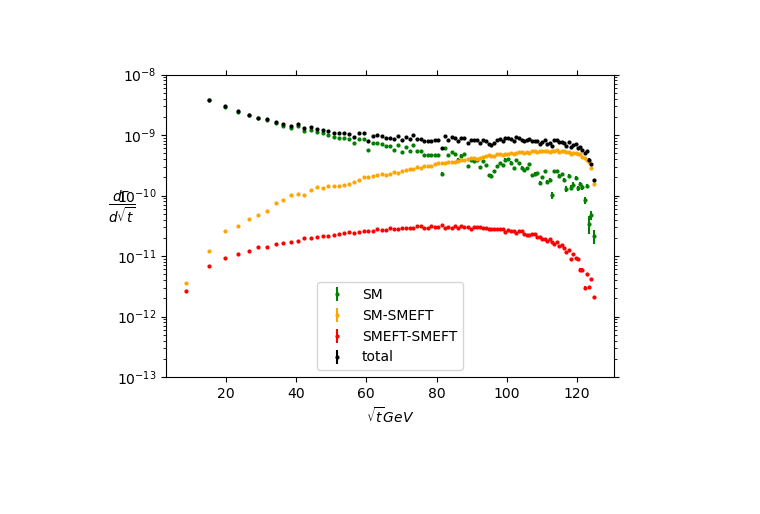
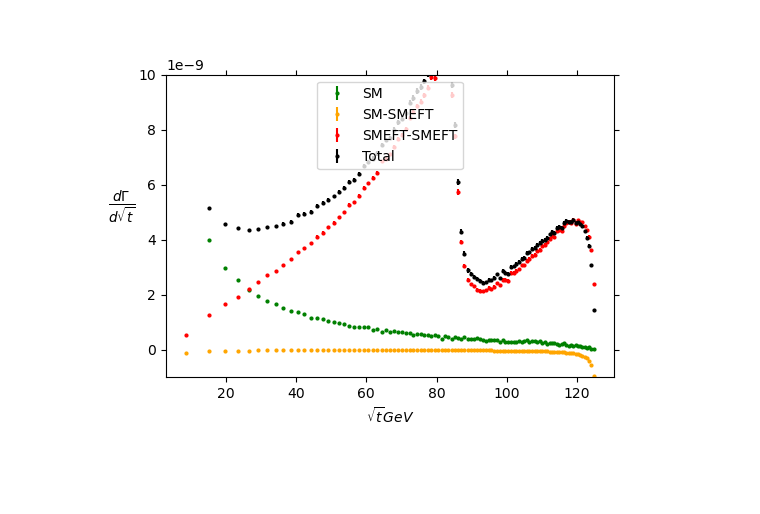
Before and after one commit to lucatocci/Masters, a Jupyter notebook: Masters Project/Master Scale Pickle.ipynb, the cells around one changed output. Drawn from its saved outputs; the diff is of its cells as text; code cells hidden in the pictures.

```diff
--- a/Masters Project/Master Scale Pickle.ipynb
+++ b/Masters Project/Master Scale Pickle.ipynb
@@ -298,8 +929,14 @@ plt.show()
 fig, ax = plt.subplots()
 fig.subplots_adjust(left=0.2, bottom=0.25)
 
-lower = 0.1
-upper = 2
+i_HB = 0
+i_HW = 0
+i_HWB = 1
+i_eH = 0
+i_eB = 0
+i_eW = 0
+lower = 0
+upper = 1000
 num = 50
 sss = np.linspace(lower, upper, num)
 sqt = []
@@ -335,49 +972,49 @@ for i in range(0, len(mas_ls)):
         for j in range(0, bins):
             mas_ls[i][k][j] = mas_ls[i][k][j] / tdbins[j]
 
-def t_anim(l, lower, upper, num):
-    return scale_anim(l, sin, cos, upper, lower, num)
+def t_anim(l, lower, upper, num, i_HB, i_HW, i_HWB, i_eH, i_eB, i_eW):
+    return scale_anim(l, sin, cos, upper, lower, num, i_HB, i_HW, i_HWB, i_eH, i_eB, i_eW)
 
 def t_4sum_init(i):
     t_4sum = 0
     t_4errsum = 0
     for j in range(0, 1):
-        t_4sum += t_anim(mas_ls, lower, upper, num)[i, 2*j]
-        t_4errsum += t_anim(mas_ls, lower, upper, num)[i, 2*j + 1]
+        t_4sum += t_anim(mas_ls, lower, upper, num, i_HB, i_HW, i_HWB, i_eH, i_eB, i_eW)[i, 2*j]
+        t_4errsum += t_anim(mas_ls, lower, upper, num, i_HB, i_HW, i_HWB, i_eH, i_eB, i_eW)[i, 2*j + 1]
     return np.array([t_4sum, t_4errsum])
 
 def t_6sum_init(i):
     t_6sum = 0
     t_6errsum = 0
     for j in range(1, 5):
-        t_6sum += t_anim(mas_ls, lower, upper, num)[i, 2*j]
-        t_6errsum += t_anim(mas_ls, lower, upper, num)[i, 2*j + 1]
+        t_6sum += t_anim(mas_ls, lower, upper, num, i_HB, i_HW, i_HWB, i_eH, i_eB, i_eW)[i, 2*j]
+        t_6errsum += t_anim(mas_ls, lower, upper, num, i_HB, i_HW, i_HWB, i_eH, i_eB, i_eW)[i, 2*j + 1]
     return np.array([t_6sum, t_6errsum])
 
 def t_8sum_init(i):
     t_8sum = 0
     t_8errsum = 0
     for j in range(5, 11):
-        t_8sum += t_anim(mas_ls, lower, upper, num)[i, 2*j]
-        t_8errsum += t_anim(mas_ls, lower, upper, num)[i, 2*j + 1]
+        t_8sum += t_anim(mas_ls, lower, upper, num, i_HB, i_HW, i_HWB, i_eH, i_eB, i_eW)[i, 2*j]
+        t_8errsum += t_anim(mas_ls, lower, upper, num, i_HB, i_HW, i_HWB, i_eH, i_eB, i_eW)[i, 2*j + 1]
     return np.array([t_8sum, t_8errsum])
 
 def animate(i):
     ax.clear()
-    plt.ylim(10**-13, 10**-8)
-    plt.yscale('log')
+    plt.ylim(-10**-9, 10**-8)
+    #plt.yscale('log')
     ax.errorbar(sqt, t_4sum_init(i)[0],  color = 'green', label = 'SM', yerr = t_4sum_init(i)[1], ls = 'none', markersize = 4, marker = '.')
     ax.errorbar(sqt, t_6sum_init(i)[0],  color = 'orange', label = 'SM-SMEFT', yerr = t_6sum_init(i)[1], ls = 'none', markersize = 4, marker = '.')
     ax.errorbar(sqt, t_8sum_init(i)[0],  color = 'red', label = 'SMEFT-SMEFT', yerr = t_8sum_init(i)[1], ls = 'none', markersize = 4, marker = '.')
-    ax.errorbar(sqt, t_4sum_init(i)[0]+t_6sum_init(i)[0]+t_8sum_init(i)[0],  color = 'black', label = 'total', yerr = t_4sum_init(i)[1]+t_6sum_init(i)[1]+t_8sum_init(i)[1], ls = 'none', markersize = 4, marker = '.')
+    ax.errorbar(sqt, t_4sum_init(i)[0]+t_6sum_init(i)[0]+t_8sum_init(i)[0],  color = 'black', label = 'Total', yerr = t_4sum_init(i)[1]+t_6sum_init(i)[1]+t_8sum_init(i)[1], ls = 'none', markersize = 4, marker = '.')
     plt.ylabel(r'$\frac{d\Gamma}{d\sqrt{t}}$', rotation = '0', fontsize = 14)
     #ax.text(30, 4.2*10**-9, r'$x(C_{AA})=x(C_{AZ})=x(C_{eH})=x(C_{eB})=x(C_{eW})=$' +str(round(sss[i], 6))+'', fontsize = 10)
     ax.yaxis.set_label_coords(-0.1, 0.5)
     plt.xlabel(r'$\sqrt{t} GeV$')
-    plt.legend(loc='lower center')
+    plt.legend(loc='upper center')
 
 anim = FuncAnimation(fig, animate, interval=100, frames=num, repeat=False)
-anim.save('t_slider_mas.gif', writer='pillow')
+anim.save('t_slider_mas_v.gif', writer='pillow')
 plt.show()
 # %% [output]
-[figure, old version]
+[figure, new version]
```
Also changed, not shown: parts of 11 cells of this notebook, 2 other files.
